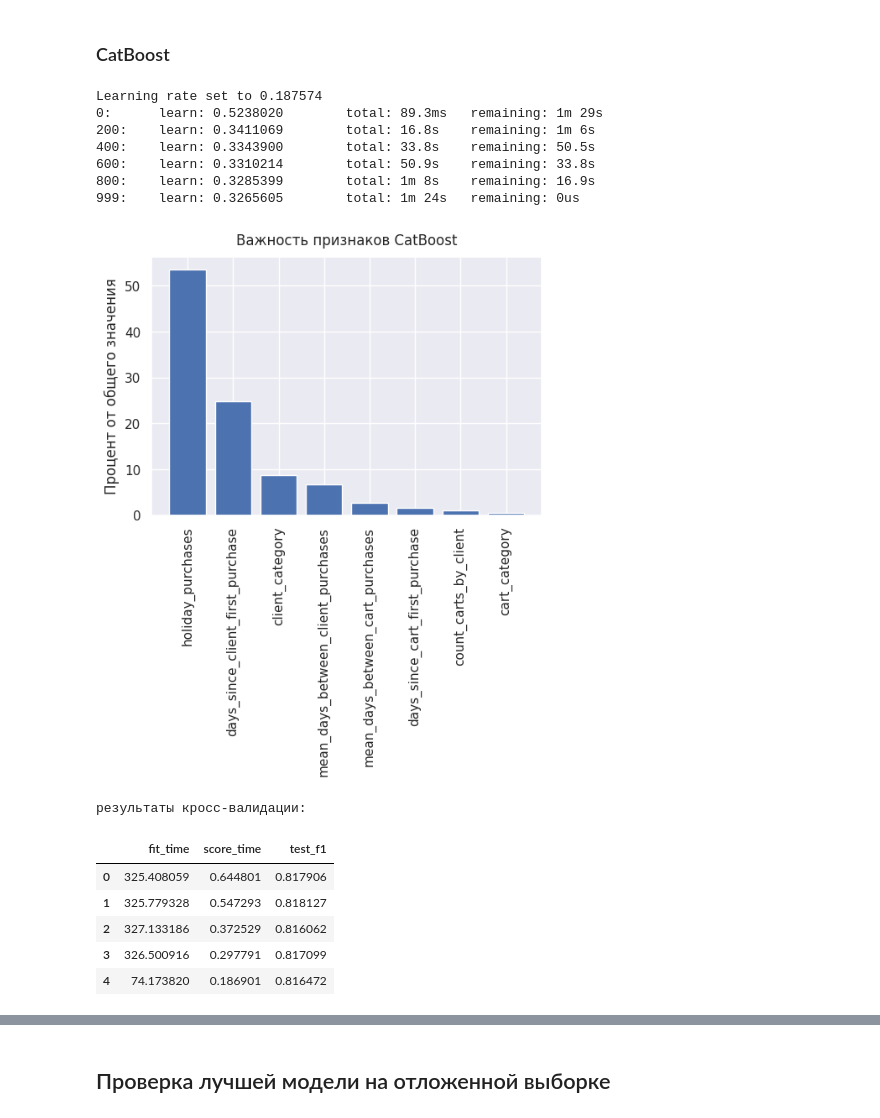
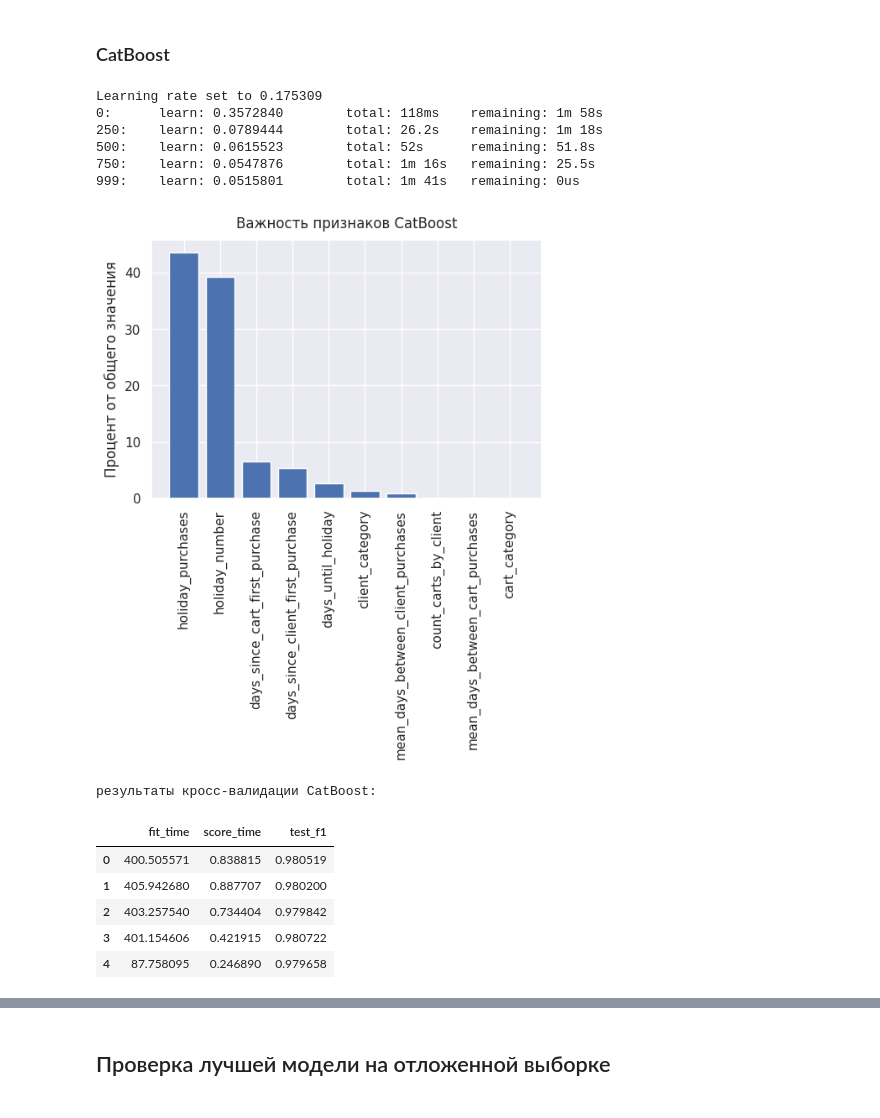
Before and after one commit to denis-42ds/next_order_forecast, a Jupyter notebook: sbermarket-competition.ipynb, the cells around one changed output, grey strips where cells are left out. Saved outputs shown, nothing was run; the diff lists cells and outputs as text; code cells hidden in the pictures.

Commit message:
Kaggle Notebook | Version 28 - added new holiday features

```diff
--- a/sbermarket-competition.ipynb
+++ b/sbermarket-competition.ipynb
@@ -234,3 +286,6 @@ df.head()
+# %%
+# df = df[df['date'] < '2020-03-01']  # исключение ковидного периода
+df = df[df['date'] >= '2020-03-01']  # использование только ковидного периода
 # %% [markdown]
 Разница в днях между покупками клиента
 # %%
@@ -371,22 +414,23 @@ df.head()
 # %% [markdown]
 Удаление даты, группировка по `id` с агрегациями
 # %%
-df = df.drop('order_completed_at', axis=1).groupby('id').agg({
+df = df.drop(['order_completed_at', 'date'], axis=1).groupby('id').agg({
+    'id': 'count',
     'is_holiday': 'sum',
+    'holiday_number': lambda x: x.mode().iloc[0] if len(x.mode()) > 0 else None,
+    'days_until_holiday': lambda x: x.mode().iloc[0] if len(x.mode()) > 0 else None,
     'days_between_client_purchases': 'mean',
     'days_between_cart_purchases': 'mean',
-    'id': 'count',
     'count_carts_by_client': 'mean',
     'client_category': 'mean',
     'cart_category': 'mean',
     'days_since_client_first_purchase': 'mean',
-    'days_since_cart_first_purchase': 'mean'#,
-#     'days_since_id_first_purchase': 'mean'
+    'days_since_cart_first_purchase': 'mean'
 }).rename(columns={'id': 'id_count_purchases',
                    'is_holiday': 'holiday_purchases',
                    'days_between_client_purchases': 'mean_days_between_client_purchases',
                    'days_between_cart_purchases': 'mean_days_between_cart_purchases'})
 df.info()
-df.sample(5)
+df.sample(5)  # ~10 min | 5 min
 # %% [output]
 <class 'pandas.core.frame.DataFrame'>
@@ -532,7 +590,7 @@ X_train_scl, X_valid_scl, y_train, y_valid = prepare_for_training(df)
 # %% [markdown]
 ## Обучение моделей
 # %%
-def modeling_pipeline(model_name, X_train, y_train):
+def modeling_pipeline(model_name, X, y):
     '''
     - на вход получает название модели, обучающие данные;
     - на выходе записывает результаты кросс-валидации, модель;
@@ -541,10 +599,11 @@ def modeling_pipeline(model_name, X_train, y_train):
     '''
     if model_name == 'Baseline':
         model = LogisticRegression(C=1.0,
-                                   penalty='l2')
-        model.fit(X_train, y_train)
+                                   penalty='l2',
+                                   random_state=RANDOM_STATE)
+        model.fit(X, y)
         features_importance = (
-            pd.DataFrame(data={'feature': X_train.columns,
+            pd.DataFrame(data={'feature': X.columns,
                                'coef': model.coef_[0]})
         )
         features_importance['coef_abs'] = np.abs(features_importance['coef'])
@@ -554,14 +613,14 @@ def modeling_pipeline(model_name, X_train, y_train):
         plt.bar(features_importance['feature'], features_importance['coef_abs'])
         plt.xticks(rotation=90)
         plt.ylabel('Абсолютное значение коэффициента')
-        plt.title("Важность признаков Logistic Regression", fontsize=12, y=1.02)
+        plt.title(f"Важность признаков {model_name}", fontsize=12, y=1.02)
         plt.show()
 
     elif model_name == 'CatBoost':
-        model = CatBoostClassifier(verbose=200)
-        model.fit(X_train, y_train)
+        model = CatBoostClassifier(verbose=250, random_state=RANDOM_STATE)
+        model.fit(X, y)
         features_importance = (
-            pd.DataFrame(data = {'feature': X_train.columns,
+            pd.DataFrame(data = {'feature': X.columns,
                                  'percent': np.round(model.feature_importances_, decimals=1)}
                         )
         )
@@ -572,7 +631,7 @@ def modeling_pipeline(model_name, X_train, y_train):
         plt.xticks(features_importance['feature'])
         plt.xticks(rotation=90)
         plt.ylabel('Процент от общего значения')
-        plt.title("Важность признаков CatBoost", fontsize=12, y=1.02)
+        plt.title(f"Важность признаков {model_name}", fontsize=12, y=1.02)
         plt.show()
 
     cv_strategy = StratifiedKFold(n_splits=N_SPLITS,
@@ -580,14 +639,14 @@ def modeling_pipeline(model_name, X_train, y_train):
                                   random_state=RANDOM_STATE)
     model_cv_res = (
         pd.DataFrame(cross_validate(model,
-                                    X_train,
-                                    y_train,
+                                    X,
+                                    y,
                                     cv=cv_strategy,
                                     n_jobs=N_JOBS,
-                                    scoring=CV_SCORING)
+                                    scoring=METRICS)
                     )
     )
-    print('результаты кросс-валидации:')
+    print(f'результаты кросс-валидации {model_name}:')
     display(model_cv_res)
     return model_cv_res, model
 # %% [markdown]
@@ -609,21 +668,20 @@ lr_cv_res, lr_st = modeling_pipeline(model_name='Baseline',
 ### CatBoost
 # %%
 cb_cv_res, cb_st = modeling_pipeline(model_name='CatBoost',
-                                     X_train=X_train_scl,
-                                     y_train=y_train)
+                                     X=X_train_scl,
+                                     y=y_train)
 # %% [output]
-Learning rate set to 0.187574
-0:      learn: 0.5238020        total: 89.3ms   remaining: 1m 29s
-200:    learn: 0.3411069        total: 16.8s    remaining: 1m 6s
-400:    learn: 0.3343900        total: 33.8s    remaining: 50.5s
-600:    learn: 0.3310214        total: 50.9s    remaining: 33.8s
-800:    learn: 0.3285399        total: 1m 8s    remaining: 16.9s
-999:    learn: 0.3265605        total: 1m 24s   remaining: 0us
+Learning rate set to 0.175309
+0:      learn: 0.3572840        total: 118ms    remaining: 1m 58s
+250:    learn: 0.0789444        total: 26.2s    remaining: 1m 18s
+500:    learn: 0.0615523        total: 52s      remaining: 51.8s
+750:    learn: 0.0547876        total: 1m 16s   remaining: 25.5s
+999:    learn: 0.0515801        total: 1m 41s   remaining: 0us
-[figure, old version]
+[figure, new version]
-результаты кросс-валидации:
+результаты кросс-валидации CatBoost:
 |  | fit_time | score_time | test_f1 |
-| 0 | 325.408059 | 0.644801 | 0.817906 |
-| 1 | 325.779328 | 0.547293 | 0.818127 |
-| 2 | 327.133186 | 0.372529 | 0.816062 |
-| 3 | 326.500916 | 0.297791 | 0.817099 |
-| 4 | 74.173820 | 0.186901 | 0.816472 |
+| 0 | 400.505571 | 0.838815 | 0.980519 |
+| 1 | 405.942680 | 0.887707 | 0.980200 |
+| 2 | 403.257540 | 0.734404 | 0.979842 |
+| 3 | 401.154606 | 0.421915 | 0.980722 |
+| 4 | 87.758095 | 0.246890 | 0.979658 |
```
Also changed, not shown: parts of 43 cells of this notebook.
